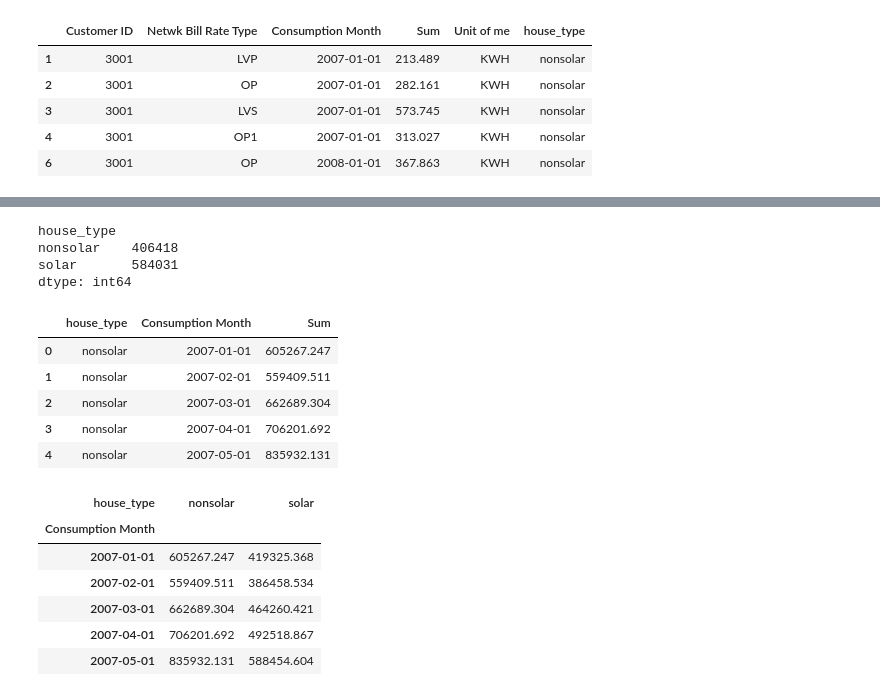
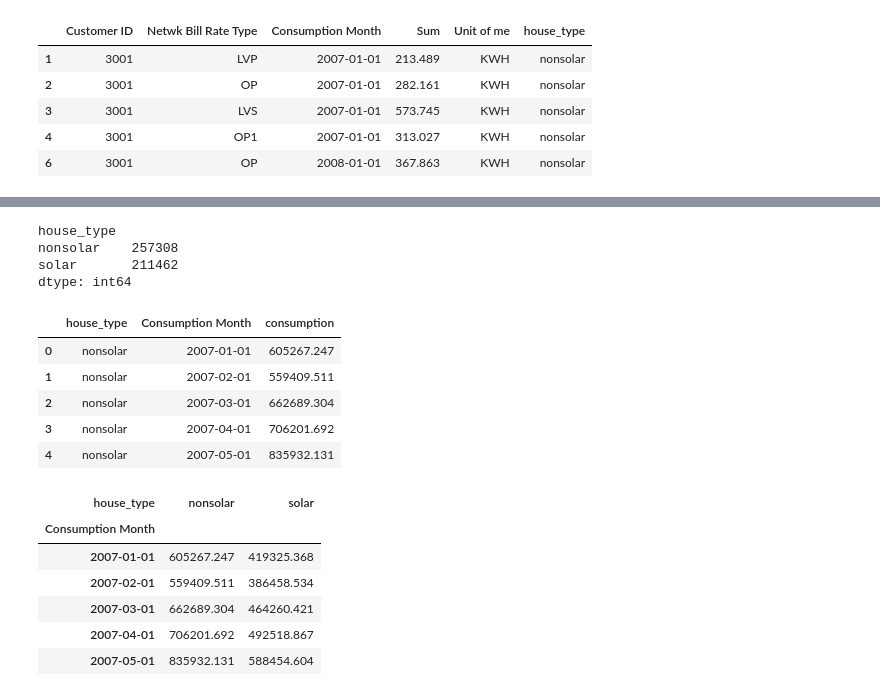
Before and after one commit to sireeshapulipati/data_odyssey, a Jupyter notebook: Energy Consumption Forecast.ipynb, the cells around one changed output, grey strips where cells are left out. Cells and saved outputs as stored; diff of their text form; code cells hidden in the pictures.

```diff
--- a/Energy Consumption Forecast.ipynb
+++ b/Energy Consumption Forecast.ipynb
@@ -161,0 +189,3 @@ solar_data_consumption.head()
+# %%
+solar_net_consumption['consumption'] = solar_net_consumption.fillna(0)['consumption_left'] - solar_net_consumption.fillna(0)['consumption_right']
+solar_net_consumption.tail()
@@ -161,0 +199,4 @@ solar_data_consumption.head()
+# %%
+solar_consumption = solar_net_consumption[['Customer ID', 'Consumption Month', 'consumption']].copy()
+solar_consumption['house_type'] = 'solar'
+solar_consumption.head()
@@ -197,3 +245,6 @@ nonsolar_data_consumption.head()
 | 3 | 3001 | LVS | 2007-01-01 | 573.745 | KWH | nonsolar |
 | 4 | 3001 | OP1 | 2007-01-01 | 313.027 | KWH | nonsolar |
 | 6 | 3001 | OP | 2008-01-01 | 367.863 | KWH | nonsolar |
+# %%
+nonsolar_consumption = nonsolar_data_consumption.groupby(['Customer ID', 'Consumption Month','house_type']).agg(consumption = ('Sum','sum')).reset_index()
+nonsolar_consumption.head()
@@ -200,17 +258,17 @@ nonsolar_data_consumption.head()
 # %%
 # Combine solar and non-solar
-combined_data = pd.concat([solar_data_consumption, nonsolar_data_consumption])
+combined_data = pd.concat([solar_consumption, nonsolar_consumption])
 combined_data.groupby(['house_type']).size()
 # %% [output]
 house_type
-nonsolar    406418
-solar       584031
+nonsolar    257308
+solar       211462
 dtype: int64
 # %%
-combined_data_grouped = combined_data.groupby(['house_type','Consumption Month'])['Sum'].agg('sum').reset_index()
+combined_data_grouped = combined_data.groupby(['house_type','Consumption Month'])['consumption'].agg('sum').reset_index()
 combined_data_grouped.head()
 # %% [output]
-|  | house_type | Consumption Month | Sum |
+|  | house_type | Consumption Month | consumption |
 | 0 | nonsolar | 2007-01-01 | 605267.247 |
 | 1 | nonsolar | 2007-02-01 | 559409.511 |
 | 2 | nonsolar | 2007-03-01 | 662689.304 |
```
Also changed, not shown: parts of 32 cells of this notebook, 2 other files.
